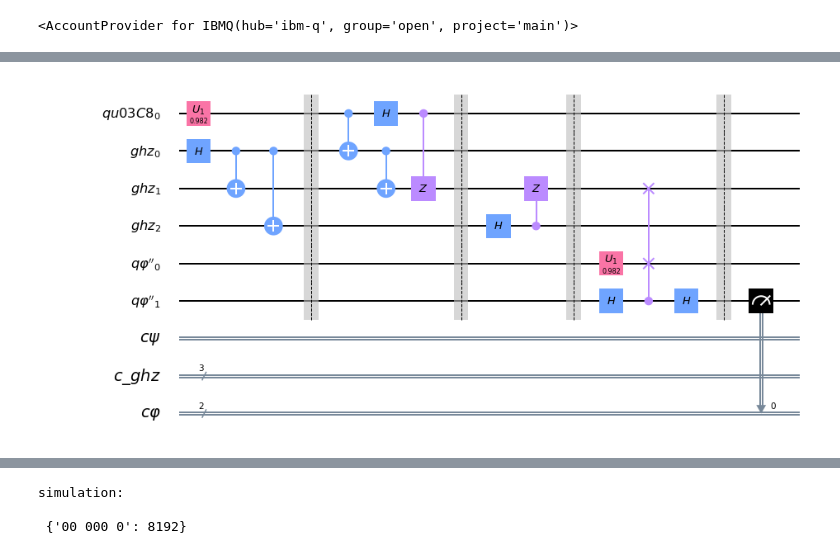
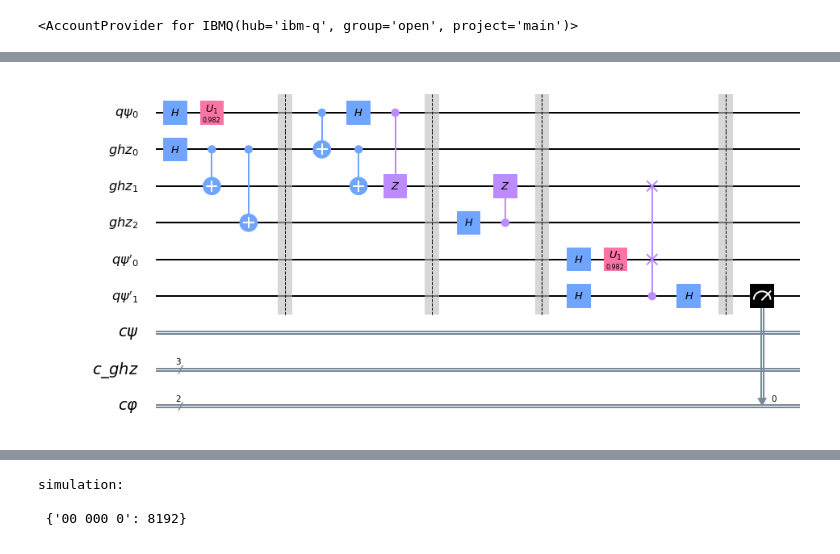
Before and after one commit to trasousa/QCHEQUE_exp_realization, a Jupyter notebook: qcheque.ipynb, the cells around one changed output, grey strips where cells are left out. Cells and saved outputs as stored; diff of their text form; code cells hidden in the pictures.

```diff
--- a/qcheque.ipynb
+++ b/qcheque.ipynb
@@ -94,6 +96,7 @@ def sign(qc,qa,qr,k,id,r,M):
     max = 32
     step = 2*pi/max
     rotations = hash(k+id+r+M) % max
+    qc.h(qa[0])
     qc.u1(rotations*step,qa[0])
     qc.barrier()
     qc.cx(qa[0],qr[0])
@@ -114,6 +117,7 @@ def verify(qc,qr,qb,k,id,r,M):
     qc.h(qr[2])
     qc.cz(qr[2],qr[1])
     qc.barrier()
+    qc.h(qb[0])
     qc.u1(rotations*step,qb[0])
     qc.h(qb[1])
     qc.cswap(qb[1],qb[0],qr[1])
@@ -122,15 +126,15 @@ def verify(qc,qr,qb,k,id,r,M):
 # %%
 qr = QuantumRegister(3,'ghz')
 qa = QuantumRegister(1,'q  ''\u03C8')
-qb = QuantumRegister(2,'q  \u03C6\'')
+qb = QuantumRegister(2,'q  \u03C8\'')
 cr = ClassicalRegister(3,'c\_ghz')
 ca = ClassicalRegister(1,'c \u03C8')
 cb = ClassicalRegister(2,'c \u03C6')
 cheque = QuantumCircuit(qa,qr,qb,ca,cr,cb)
 generator(cheque,qr,cr)
 sign(cheque,qa,qr,"a","b","c","d")
 verify(cheque,qr,qb,"a","b","c","d")
 measure()
 cheque.draw(output='mpl')
 # %% [output]
-[figure, old version]
+[figure, new version]
```
Also changed, not shown: parts of 8 cells of this notebook.
